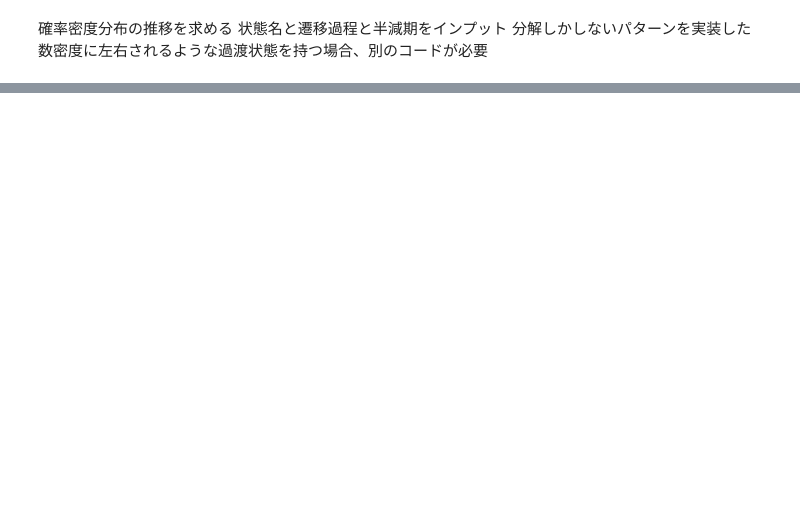
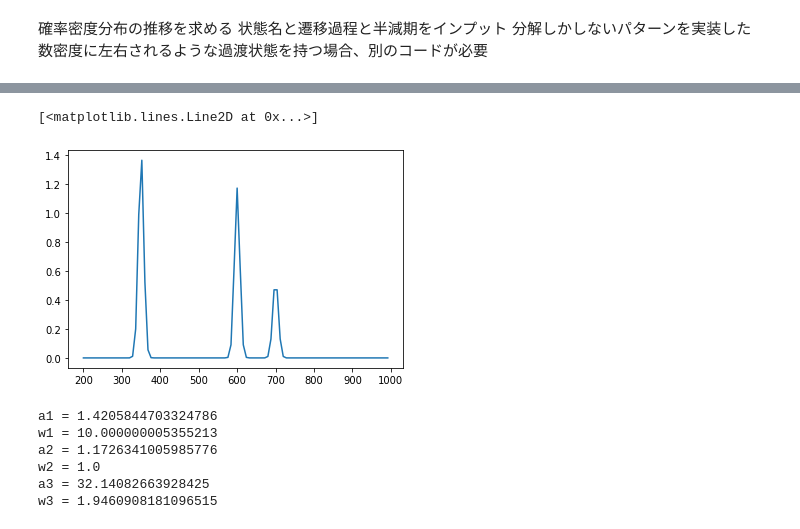
Before and after one commit to rokaboNatttsu/absorption_time_change, a Jupyter notebook: test.ipynb, the cells around one changed output, grey strips where cells are left out. Saved outputs shown, nothing was run; the diff lists cells and outputs as text; code cells hidden in the pictures; blank space fills up the shorter version.

```diff
--- a/test.ipynb
+++ b/test.ipynb
@@ -148,0 +182,7 @@ plt.savefig("all absorption.png")
+# %%
+absorption_peaks_N = 3
+absorption_distribution = np.sum(observed_absorption, axis=1)
+plt.plot(observed_ramda, absorption_distribution)
+# %% [output]
+[<matplotlib.lines.Line2D at 0x...>]
+[figure, added]
@@ -148,0 +192,15 @@ plt.savefig("all absorption.png")
+# %%
+aw_arr, t = curve_fit(fit_func, observed_ramda, absorption_distribution)
+print("a1 =",aw_arr[0])
+print("w1 =",aw_arr[1])
+print("a2 =",aw_arr[2])
+print("w2 =",aw_arr[3])
+print("a3 =",aw_arr[4])
+print("w3 =",aw_arr[5])
+# %% [output]
+a1 = 1.4205844703324786
+w1 = 10.000000005355213
+a2 = 1.1726341005985776
+w2 = 1.0
+a3 = 32.14082663928425
+w3 = 1.9460908181096515
```
Also changed, not shown: parts of 11 cells of this notebook, 6 other files.
